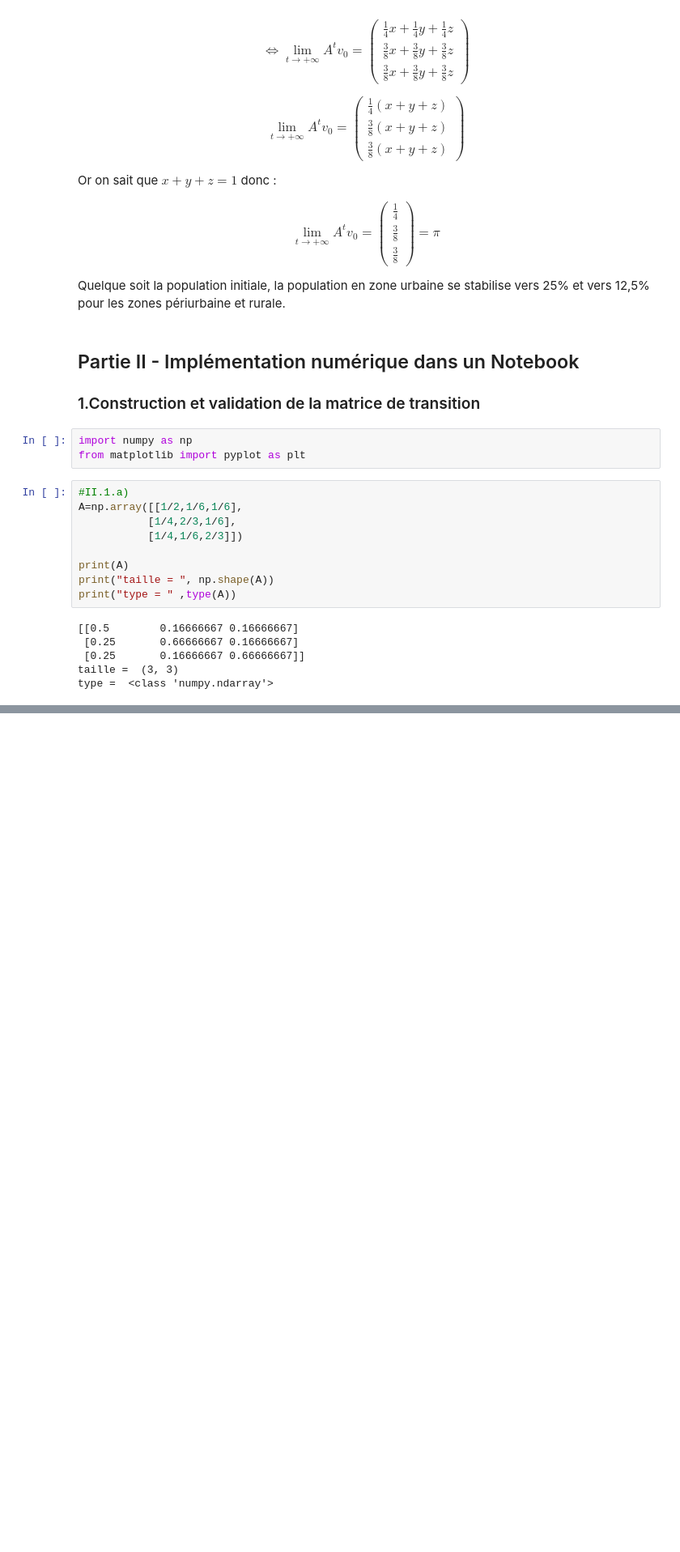
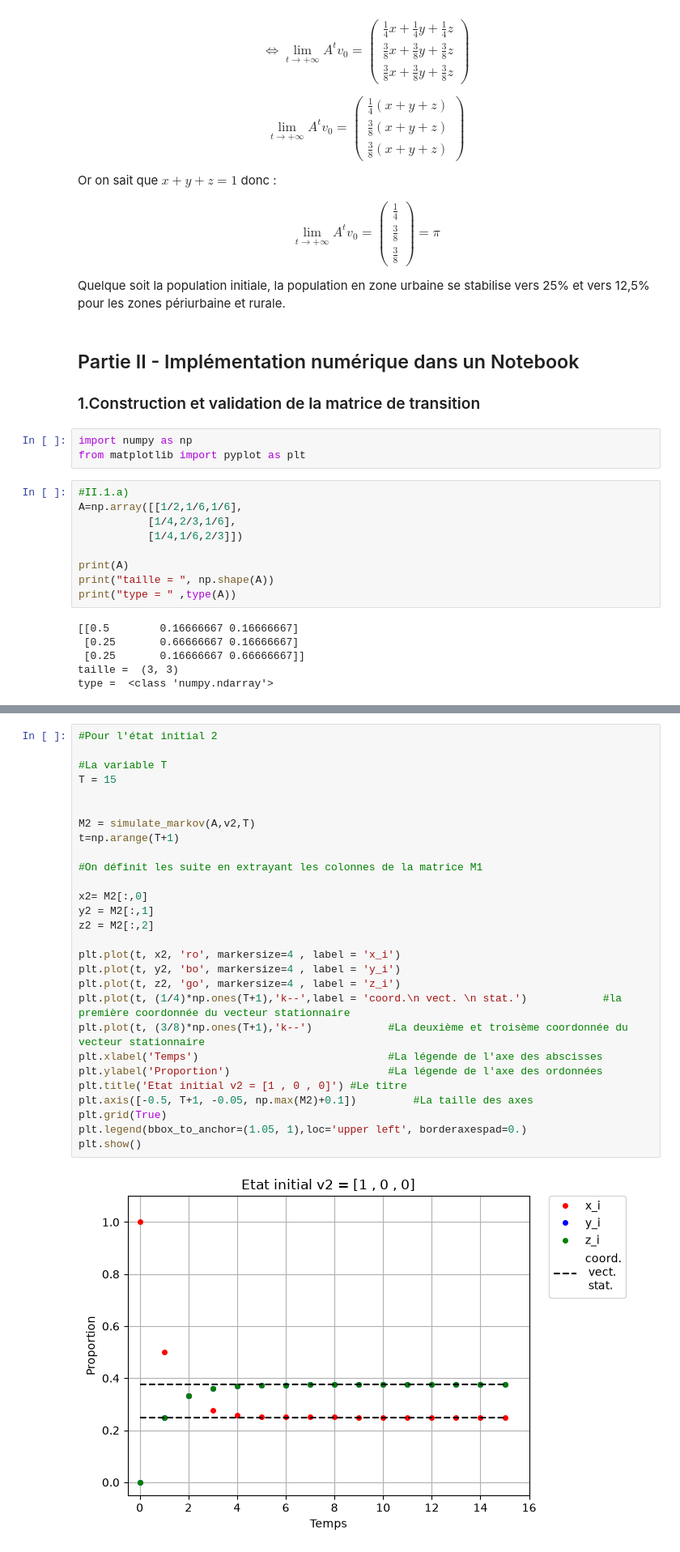
Before and after one commit to valbesnard/vbesnard_adebonet_Projet_Algebre_Lineaire, a Jupyter notebook: Main.ipynb, the cells around one changed output, grey strips where cells are left out. Shown at 81% size. Saved outputs shown, nothing was run; the diff lists cells and outputs as text; blank space fills up the shorter version.

```diff
--- a/Main.ipynb
+++ b/Main.ipynb
@@ -970,0 +1072,30 @@ True
+# %%
+#Pour l'état initial 2
+
+#La variable T
+T = 15
+
+
+M2 = simulate_markov(A,v2,T)
+t=np.arange(T+1)
+
+#On définit les suite en extrayant les colonnes de la matrice M1
+
+x2= M2[:,0]
+y2 = M2[:,1]
+z2 = M2[:,2]
+
+plt.plot(t, x2, 'ro', markersize=4 , label = 'x_i')
+plt.plot(t, y2, 'bo', markersize=4 , label = 'y_i')
+plt.plot(t, z2, 'go', markersize=4 , label = 'z_i')
+plt.plot(t, (1/4)*np.ones(T+1),'k--',label = 'coord.\n vect. \n stat.')            #la première coordonnée du vecteur stationnaire
+plt.plot(t, (3/8)*np.ones(T+1),'k--')            #La deuxième et troisème coordonnée du vecteur stationnaire
+plt.xlabel('Temps')                              #La légende de l'axe des abscisses
+plt.ylabel('Proportion')                         #La légende de l'axe des ordonnées
+plt.title('Etat initial v2 = [1 , 0 , 0]') #Le titre
+plt.axis([-0.5, T+1, -0.05, np.max(M2)+0.1])         #La taille des axes
+plt.grid(True)
+plt.legend(bbox_to_anchor=(1.05, 1),loc='upper left', borderaxespad=0.)
+plt.show()
+# %% [output]
+[figure, added]
```
Also changed, not shown: parts of 10 cells of this notebook.
